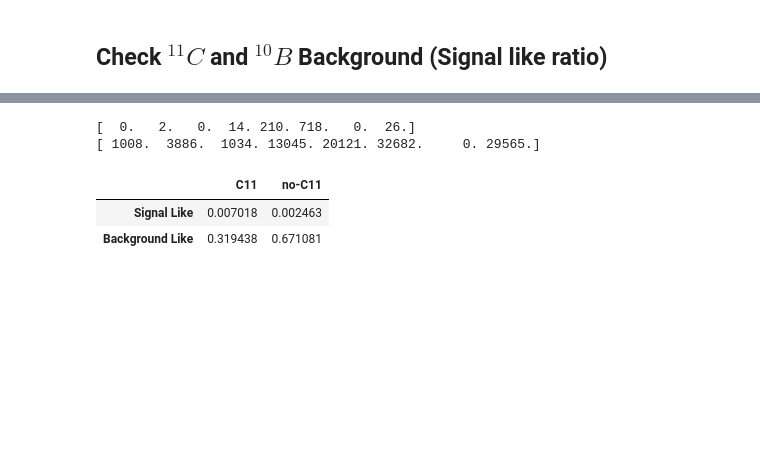
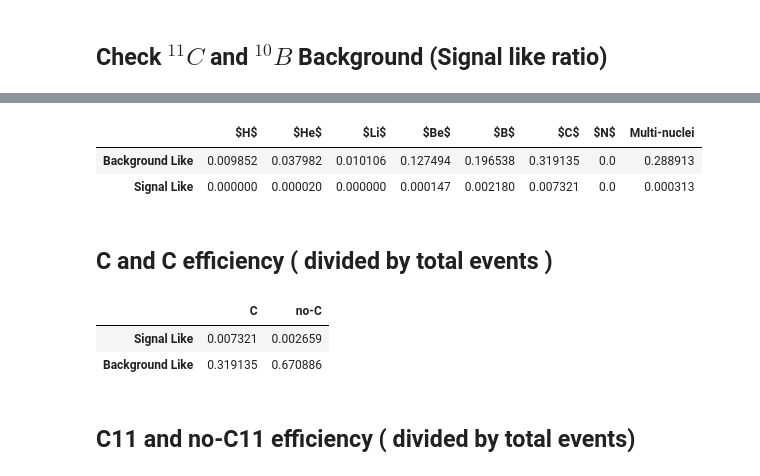
Before and after one commit to Zepeng/LS_ML, a Jupyter notebook: sk_psd/StudyC11Classify.ipynb, the cells around one changed output, grey strips where cells are left out. Cells and saved outputs as stored; diff of their text form; code cells hidden in the pictures; blank space fills up the shorter version.

```diff
--- a/sk_psd/StudyC11Classify.ipynb
+++ b/sk_psd/StudyC11Classify.ipynb
@@ -61,6 +67,8 @@ evt_1Nuclei = OneNucleiEvts()
 
 v_pdg_multi_nuclei = []
 v_proba_multi_nuclei = []
+v_pdgs_one_nuclei = []
+v_whether_1Nuclei = []
 for i, pdg_evt in enumerate(pdgs):
     n_nuclei = GetNucleiNum(pdg_evt)
     if n_nuclei == 1 :
@@ -68,28 +76,31 @@ for i, pdg_evt in enumerate(pdgs):
         (N, Z ) = PdgToN(Nuclei_pdg)
         evt_1Nuclei.probs.append(dir_proba["bkg"][i])
         evt_1Nuclei.v_NZ.append([N,Z])
+        v_pdgs_one_nuclei.append(pdg_evt)
+        v_whether_1Nuclei.append(True)
     else:
         v_proba_multi_nuclei.append(dir_proba["bkg"][i] )
         v_pdg_multi_nuclei.append(pdg_evt)
+        v_whether_1Nuclei.append(False)
 # evt_1Nuclei.Print()
 # %% [markdown]
 ## Find The Right Criteria
 # %%
 criteria_to_use = 0
-for criteria in np.arange(0.9, 1, 0.005 ):
-    print("Criteria :\t", criteria)
+for criteria in np.arange(0.9, 1, 0.0001 ):
     index_bkg_rightPredict = (dir_proba["bkg"]<criteria)
     counter_bkglike = Counter(index_bkg_rightPredict)
     eff_bkg = counter_bkglike[True]/len(index_bkg_rightPredict)
-    print("Efficiency of bkg:\t", eff_bkg)
 
     index_sig_rightPredict = (dir_proba["sig"]>criteria)
     counter_sig_rightPredict = Counter(index_sig_rightPredict)
     eff_sig = counter_sig_rightPredict[True]/len(index_sig_rightPredict)
-    print("Efficiency of sig:\t", eff_sig)
     if eff_bkg > 0.99:
         criteria_to_use = criteria
+        print("Criteria :\t", criteria)
+        print("Efficiency of bkg:\t", eff_bkg)
+        print("Efficiency of sig:\t", eff_sig)
+        print("###########################################")
         break
-    print("###########################################")
 print("Will use criteria --> ", criteria_to_use)
 # %% [output]
@@ -182,8 +264,9 @@ bkg like : 29565
 # %%
-print(h_siglike, h_bkglike)
-
-import pandas as pd
-
-index_C11 = np.where(np.array(labels)=="$C$")[0][0]
-pd.DataFrame([np.array(h_bkglike , dtype=np.int),np.array(h_siglike, dtype=np.int)], index=["Background Like", "Signal Like"], columns=labels[:-1]+["Multi-nuclei"])
+index_C = np.where(np.array(labels)=="$C$")[0][0]
+table = pd.DataFrame([np.array(h_bkglike , dtype=np.int),np.array(h_siglike, dtype=np.int)], index=["Background Like", "Signal Like"], columns=labels[:-1]+["Multi-nuclei"])
+h_ratio_siglike = np.array(h_siglike)/np.sum(h_siglike)
+print(h_ratio_siglike)
+plt.stem(labels[:-1]+["others"],h_ratio_siglike)
+plt.title("Ratio of Nuclei(Divided by $N_{siglike}$ )")
+table
 # %% [output]
@@ -194,18 +279,22 @@ pd.DataFrame([np.array(h_bkglike , dtype=np.int),np.array(h_siglike, dtype=np.in
 # %%
-print(h_siglike)
-print(h_bkglike)
 total_evts = np.sum(h_siglike)+np.sum(h_bkglike)
 h_bkglike_ratio_to_total = h_bkglike/total_evts
 h_siglike_ratio_to_total = h_siglike/total_evts
 table = pd.DataFrame([np.array(h_bkglike_ratio_to_total , dtype=np.float),np.array(h_siglike_ratio_to_total, dtype=np.float)], index=["Background Like", "Signal Like"], columns=labels[:-1]+["Multi-nuclei"])
+table
 # %% [output]
-[  0.   2.   0.  14. 210. 718.   0.  26.]
-[ 1008.  3886.  1034. 13045. 20121. 32682.     0. 29565.]
+|  | $H$ | $He$ | $Li$ | $Be$ | $B$ | $C$ | $N$ | Multi-nuclei |
+| Background Like | 0.009852 | 0.037982 | 0.010106 | 0.127494 | 0.196538 | 0.319135 | 0.0 | 0.288913 |
+| Signal Like | 0.000000 | 0.000020 | 0.000000 | 0.000147 | 0.002180 | 0.007321 | 0.0 | 0.000313 |
+# %% [markdown]
+## C and C efficiency ( divided by total events )
 # %%
-ratio_C11 = [ h_siglike_ratio_to_total[index_C11], h_bkglike_ratio_to_total[index_C11]]
-ratio_noC11 = [np.sum(h_siglike_ratio_to_total)-h_siglike_ratio_to_total[index_C11], np.sum(h_bkglike_ratio_to_total)-h_bkglike_ratio_to_total[index_C11]]
-pd.DataFrame(np.array([ratio_C11, ratio_noC11]).T, columns=["C11", "no-C11"], index=["Signal Like", "Background Like"])
+ratio_C = [ h_siglike_ratio_to_total[index_C], h_bkglike_ratio_to_total[index_C]]
+ratio_noC = [np.sum(h_siglike_ratio_to_total)-h_siglike_ratio_to_total[index_C], np.sum(h_bkglike_ratio_to_total)-h_bkglike_ratio_to_total[index_C]]
+pd.DataFrame(np.array([ratio_C, ratio_noC]).T, columns=["C", "no-C"], index=["Signal Like", "Background Like"])
 # %% [output]
-|  | C11 | no-C11 |
-| Signal Like | 0.007018 | 0.002463 |
-| Background Like | 0.319438 | 0.671081 |
+|  | C | no-C |
+| Signal Like | 0.007321 | 0.002659 |
+| Background Like | 0.319135 | 0.670886 |
+# %% [markdown]
+## C11 and no-C11 efficiency ( divided by total events)
```
Also changed, not shown: parts of 19 cells of this notebook, 11 other files.
